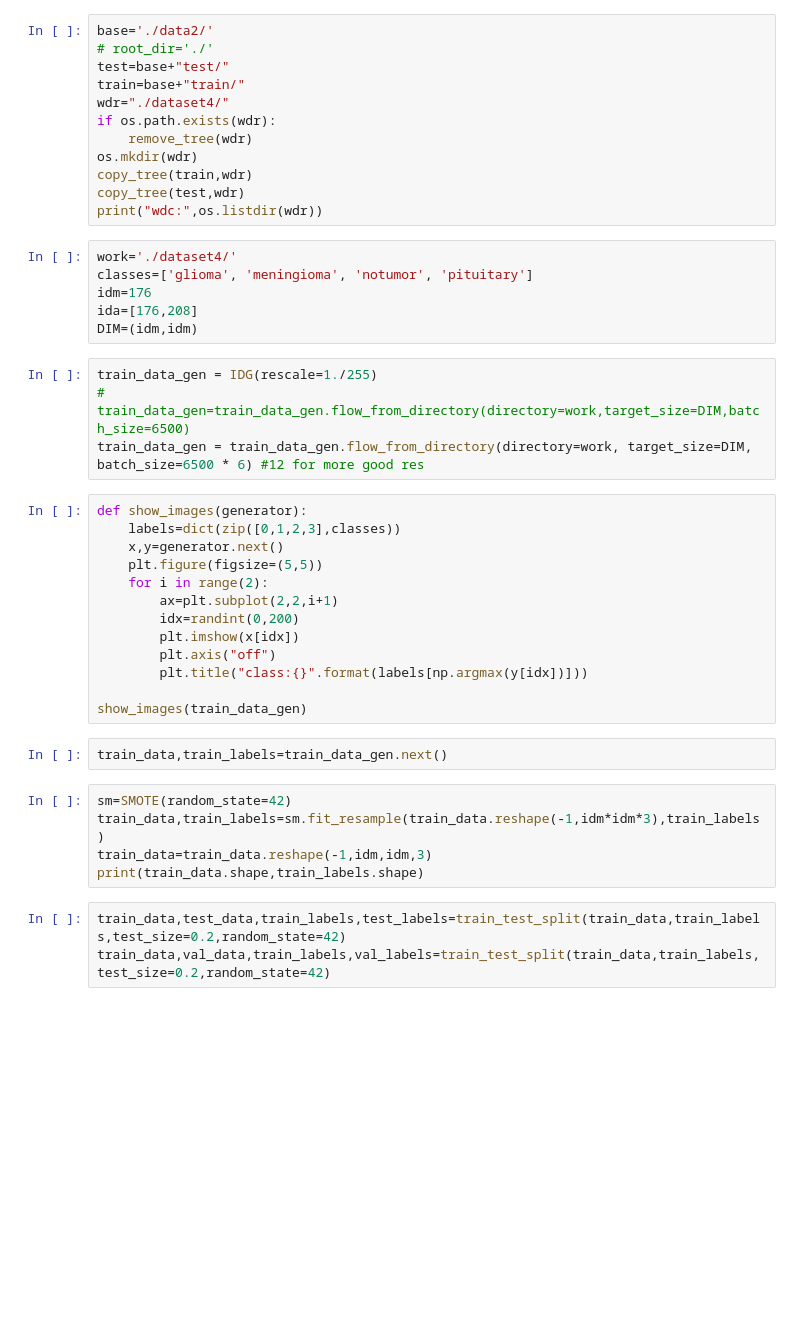
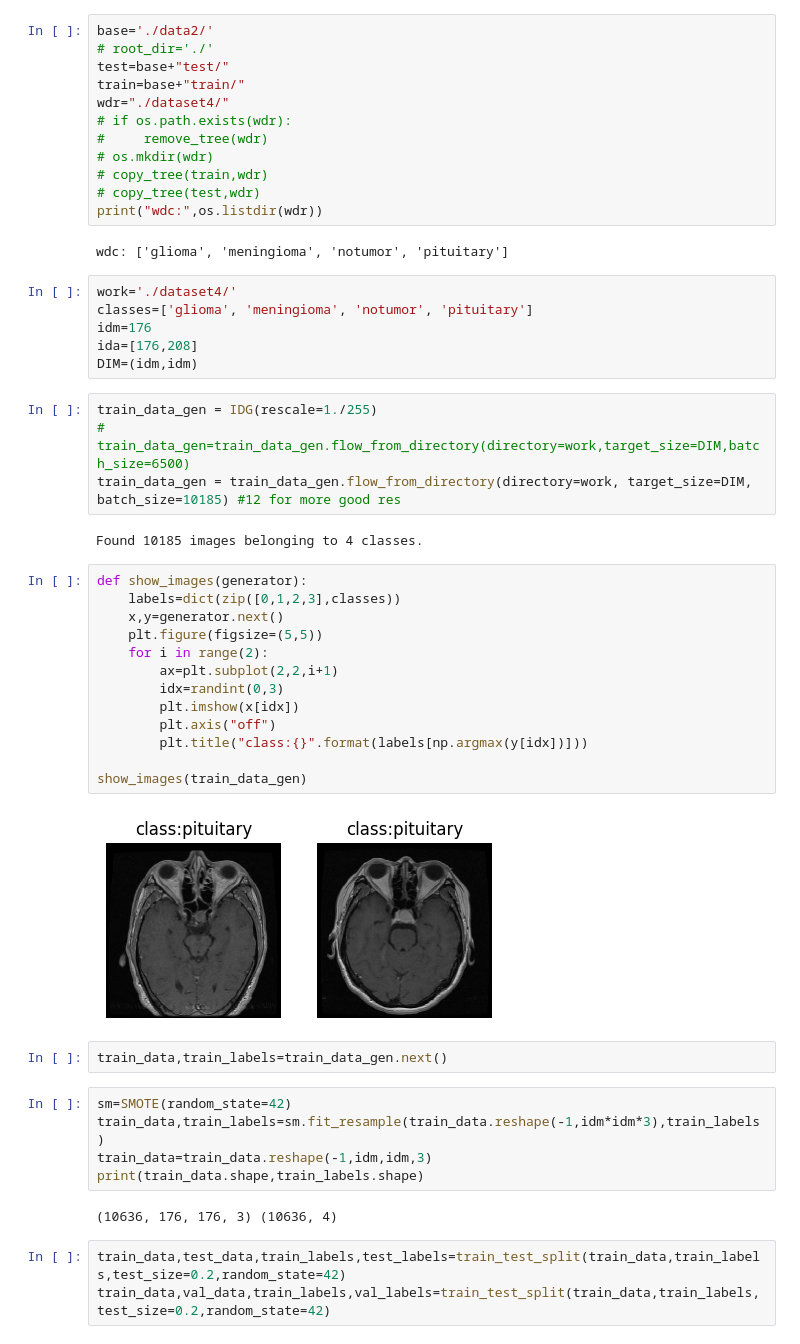
Before and after one commit to Jaswanth28/btdetection, a Jupyter notebook: irv2m1.ipynb, the cells around one changed output. Cells and saved outputs as stored; diff of their text form; blank space fills up the shorter version.

```diff
--- a/irv2m1.ipynb
+++ b/irv2m1.ipynb
@@ -24,12 +35,14 @@ base='./data2/'
 test=base+"test/"
 train=base+"train/"
 wdr="./dataset4/"
-if os.path.exists(wdr):
-    remove_tree(wdr)
-os.mkdir(wdr)
-copy_tree(train,wdr)
-copy_tree(test,wdr)
+# if os.path.exists(wdr):
+#     remove_tree(wdr)
+# os.mkdir(wdr)
+# copy_tree(train,wdr)
+# copy_tree(test,wdr)
 print("wdc:",os.listdir(wdr))
+# %% [output]
+wdc: ['glioma', 'meningioma', 'notumor', 'pituitary']
 # %%
 work='./dataset4/'
 classes=['glioma', 'meningioma', 'notumor', 'pituitary']
@@ -39,20 +52,24 @@ DIM=(idm,idm)
 # %%
 train_data_gen = IDG(rescale=1./255)
 # train_data_gen=train_data_gen.flow_from_directory(directory=work,target_size=DIM,batch_size=6500)
-train_data_gen = train_data_gen.flow_from_directory(directory=work, target_size=DIM, batch_size=6500 * 6) #12 for more good res
+train_data_gen = train_data_gen.flow_from_directory(directory=work, target_size=DIM, batch_size=10185) #12 for more good res
+# %% [output]
+Found 10185 images belonging to 4 classes.
 # %%
 def show_images(generator):
     labels=dict(zip([0,1,2,3],classes))
     x,y=generator.next()
     plt.figure(figsize=(5,5))
     for i in range(2):
         ax=plt.subplot(2,2,i+1)
-        idx=randint(0,200)
+        idx=randint(0,3)
         plt.imshow(x[idx])
         plt.axis("off")
         plt.title("class:{}".format(labels[np.argmax(y[idx])]))
 
 show_images(train_data_gen)
+# %% [output]
+[figure, added]
 # %%
 train_data,train_labels=train_data_gen.next()
 # %%
@@ -60,6 +77,8 @@ sm=SMOTE(random_state=42)
 train_data,train_labels=sm.fit_resample(train_data.reshape(-1,idm*idm*3),train_labels)
 train_data=train_data.reshape(-1,idm,idm,3)
 print(train_data.shape,train_labels.shape)
+# %% [output]
+(10636, 176, 176, 3) (10636, 4)
 # %%
 train_data,test_data,train_labels,test_labels=train_test_split(train_data,train_labels,test_size=0.2,random_state=42)
 train_data,val_data,train_labels,val_labels=train_test_split(train_data,train_labels,test_size=0.2,random_state=42)
```
Also changed, not shown: parts of 13 cells of this notebook, 16 other files.
